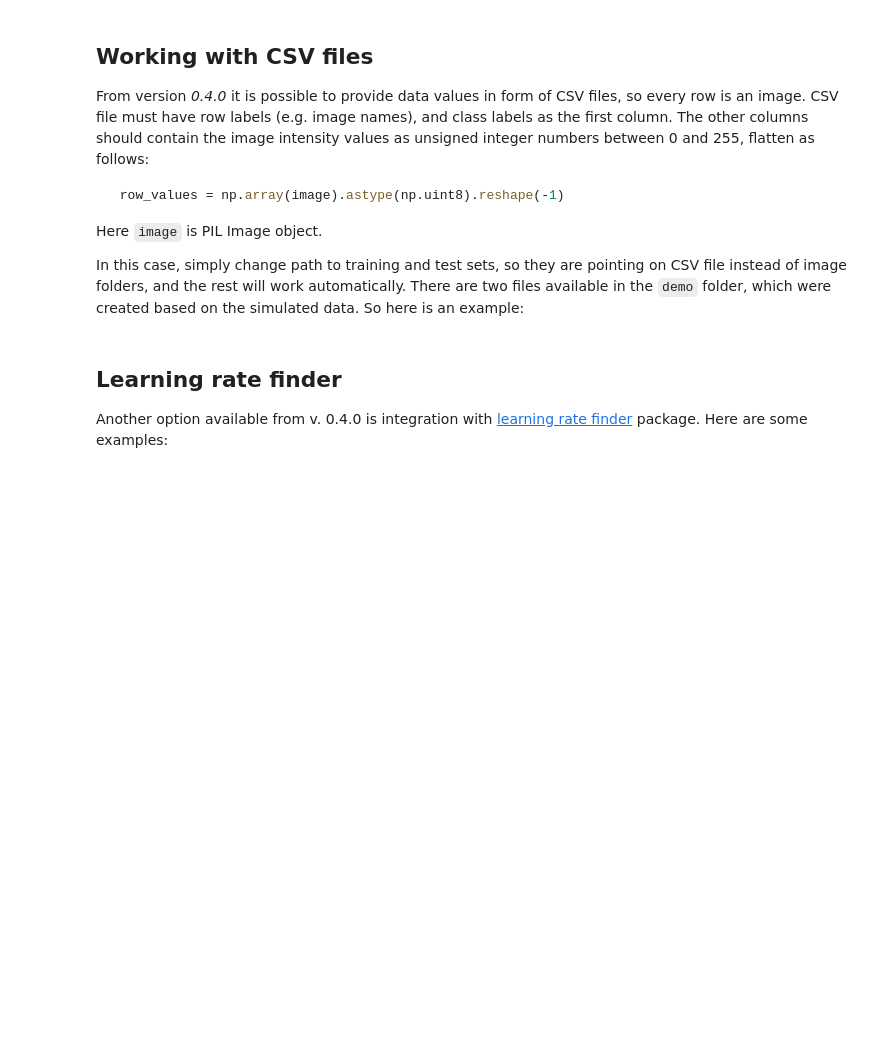
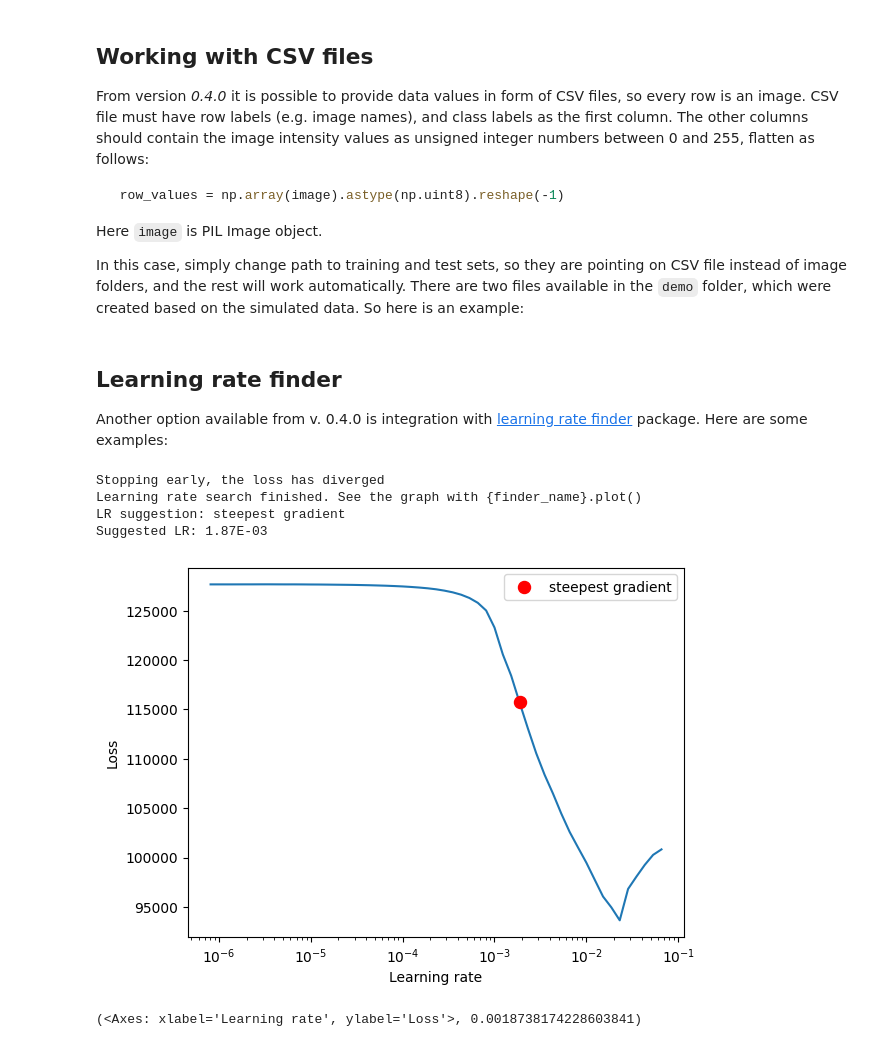
Before and after one commit to svkucheryavski/vaesimca, a Jupyter notebook: demo/demo.ipynb, the cells around one changed output. Cells and saved outputs as stored; diff of their text form; code cells hidden in the pictures; blank space fills up the shorter version.

```diff
--- a/demo/demo.ipynb
+++ b/demo/demo.ipynb
@@ -315,17 +315,24 @@ Another option available from v. 0.4.0 is integration with [learning rate finder
 # %%
 # same settings
 train_path = "images_simulated/train"
 test_path = "images_simulated/test"
 classname = "target"
 latent_dim = 6
 
 # initialize the model object
 m = VAESIMCA(encoder_class=Encoder, decoder_class=Decoder, classname = classname,
                 img_size=img_size, latent_dim=latent_dim, transform=transform,
                 device = "cpu")
 
-# run LR finder using tweaked version from fastai (default option)
-lrf = m.findlr(data_path=train_path, method = "other")
+# run LR finder with manually defined beta (see help for more options)
+lrf = m.findlr(data_path=train_path, beta = 0.5)
 
-# compare the outcomes
+# plot the outcomes
 lrf.plot()
+# %% [output]
+Stopping early, the loss has diverged
+Learning rate search finished. See the graph with {finder_name}.plot()
+LR suggestion: steepest gradient
+Suggested LR: 1.87E-03
+[figure, added]
+(<Axes: xlabel='Learning rate', ylabel='Loss'>, 0.0018738174228603841)
```
